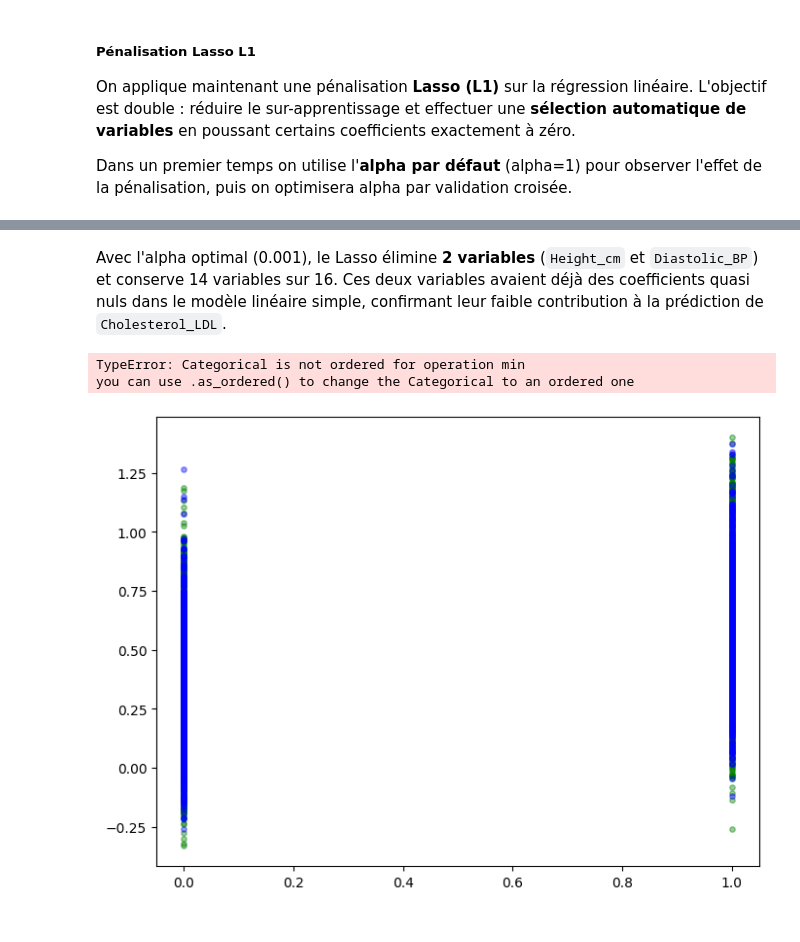
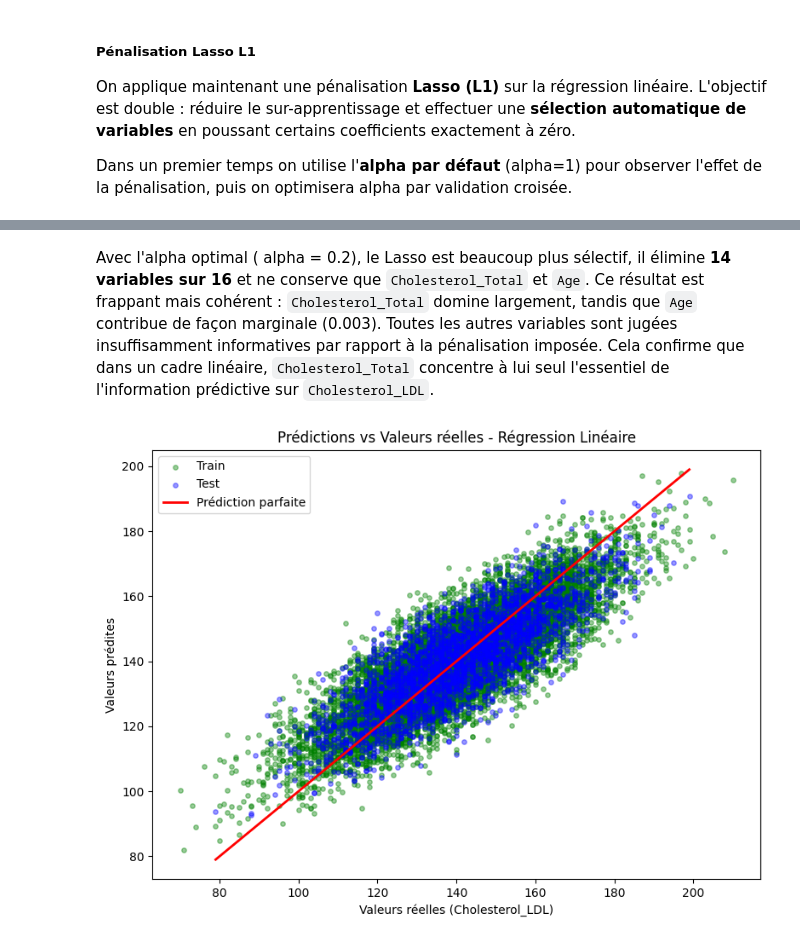
Before and after one commit to AhmedBousbih/Projet-Machine-learning, a Jupyter notebook: Regression2.ipynb, the cells around one changed output, grey strips where cells are left out. Cells and saved outputs as stored; diff of their text form; code cells hidden in the pictures.

```diff
--- a/Regression2.ipynb
+++ b/Regression2.ipynb
@@ -353,5 +353,6 @@ la variable cible est une variable quantitative. On utilise le modèle linéaire
 # %% [markdown]
 ##### Récupération et entrainnement des données
 # %%
-X_chol = df.drop(columns=["Heart_Disease_Risk","Cholesterol_HDL"])
-Y_chol = df["Cholesterol_HDL"]
+# On récupère les jeu de données sans prendre en compte les nouvelles variables mentionnés dans l'ennoncé
+X_chol = df.drop(columns=["Heart_Disease_Risk","Cholesterol_LDL"])
+Y_chol = df["Cholesterol_LDL"]
@@ -358,3 +373,7 @@ Y_chol = df["Cholesterol_HDL"]
 # %%
 X_train_chol, X_test_chol, y_train_chol, y_test_chol = train_test_split(
-    X, y, test_size=0.2, random_state=randomseed)
+    X_chol, Y_chol, test_size=0.2, random_state=randomseed)
+
+# Vérification de la taille de l'échantillon apprentissage et celle de l'échantillon test
+print("Taille apprentissage :", X_train_chol.shape[0])
+print("Taille test          :", X_test_chol.shape[0])
@@ -361,9 +383,9 @@ X_train_chol, X_test_chol, y_train_chol, y_test_chol = train_test_split(
 # %%
 # Normalisation
-scaler = StandardScaler()
-scaler.fit(X_train)
-Xr_train_chol = scaler.transform(X_train_chol)
-Xr_test_chol = scaler.transform(X_test_chol)
+scaler_chol = StandardScaler()
+scaler_chol.fit(X_train_chol)
+Xr_train_chol = scaler_chol.transform(X_train_chol)
+Xr_test_chol  = scaler_chol.transform(X_test_chol)
 # %% [markdown]
 Le modèle des **Moindres Carrés Ordinaires (MCO)** cherche les coefficients $\beta$ qui minimisent
 l'erreur quadratique entre les valeurs prédites et les valeurs réelles :
@@ -538,35 +561,26 @@ Variables conservées : 14
 # %% [markdown]
-Avec l'alpha optimal (0.001), le Lasso élimine **2 variables** (`Height_cm` et
-`Diastolic_BP`) et conserve 14 variables sur 16. Ces deux variables avaient déjà
-des coefficients quasi nuls dans le modèle linéaire simple, confirmant leur faible
-contribution à la prédiction de `Cholesterol_LDL`.
+Avec l'alpha optimal ( alpha = 0.2), le Lasso est beaucoup plus sélectif, il élimine **14 variables sur 16** et ne conserve que `Cholesterol_Total` et `Age`. Ce résultat est frappant mais cohérent : `Cholesterol_Total` domine largement, tandis que `Age` contribue de façon marginale (0.003). Toutes les autres variables sont jugées insuffisamment informatives
+par rapport à la pénalisation imposée. Cela confirme que dans un cadre linéaire, `Cholesterol_Total` concentre à lui seul l'essentiel de l'information prédictive sur `Cholesterol_LDL`.
 # %%
-# ── Prédictions vs Valeurs réelles ───────────────────────────
+y_test_num  = y_test_chol.astype(float)
+y_train_num = y_train_chol.astype(float)
+
 plt.figure(figsize=(8, 6))
-
-# Points train en vert
-plt.scatter(y_train_chol,
-            LM_Chol.predict(Xr_train_chol),
+plt.scatter(y_train_num, LM_Chol.predict(Xr_train_chol),
             alpha=0.4, color='green', s=15, label='Train')
-
-# Points test en bleu
-plt.scatter(y_test_chol,
-            y_pred_chol_test,
+plt.scatter(y_test_num, y_pred_chol_test,
             alpha=0.4, color='blue', s=15, label='Test')
 
-# Ligne idéale
-min_val = min(y_test_chol.min(), y_pred_chol_test.min())
-max_val = max(y_test_chol.max(), y_pred_chol_test.max())
+min_val = float(y_test_num.min())
+max_val = float(y_test_num.max())
 plt.plot([min_val, max_val], [min_val, max_val],
          color='red', lw=2, label='Prédiction parfaite')
 
 plt.xlabel("Valeurs réelles (Cholesterol_LDL)")
 plt.ylabel("Valeurs prédites")
 plt.title("Prédictions vs Valeurs réelles - Régression Linéaire")
 plt.legend()
 plt.tight_layout()
 plt.show()
 # %% [output]
-TypeError: Categorical is not ordered for operation min
-you can use .as_ordered() to change the Categorical to an ordered one
-[figure, old version]
+[figure, new version]
```
Also changed, not shown: parts of 13 cells of this notebook.
